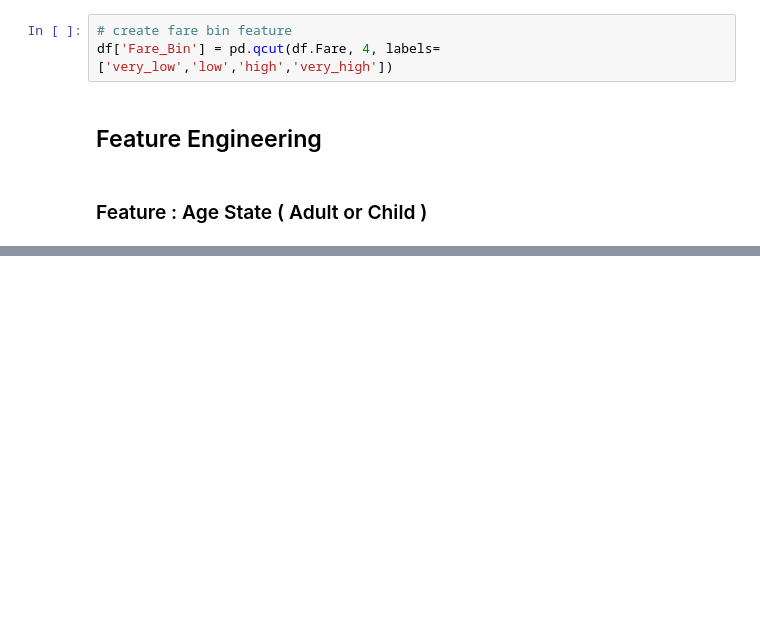
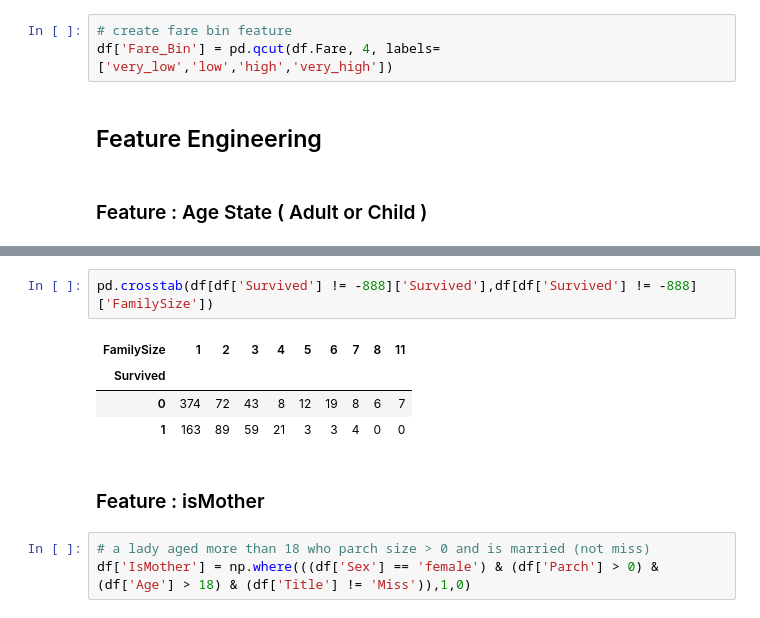
Before and after one commit to meetbharat/classical-titenic-problem, a Jupyter notebook: notebooks/Exploratory-Data-Analysis-(EDA).ipynb, the cells around one changed output, grey strips where cells are left out. Saved outputs shown, nothing was run; the diff lists cells and outputs as text; blank space fills up the shorter version.

```diff
--- a/notebooks/Exploratory-Data-Analysis-(EDA).ipynb
+++ b/notebooks/Exploratory-Data-Analysis-(EDA).ipynb
@@ -930,0 +974,12 @@ df['Fare_Bin'] = pd.qcut(df.Fare, 4, labels=['very_low','low','high','very_high'
+# %%
+pd.crosstab(df[df['Survived'] != -888]['Survived'],df[df['Survived'] != -888]['FamilySize'])
+# %% [output]
+| FamilySize | 1 | 2 | 3 | 4 | 5 | 6 | 7 | 8 | 11 |
+| Survived |  |  |  |  |  |  |  |  |  |
+| 0 | 374 | 72 | 43 | 8 | 12 | 19 | 8 | 6 | 7 |
+| 1 | 163 | 89 | 59 | 21 | 3 | 3 | 4 | 0 | 0 |
+# %% [markdown]
+### Feature : isMother
+# %%
+# a lady aged more than 18 who parch size > 0 and is married (not miss)
+df['IsMother'] = np.where(((df['Sex'] == 'female') & (df['Parch'] > 0) & (df['Age'] > 18) & (df['Title'] != 'Miss')),1,0)
```
Also changed, not shown: parts of 32 cells of this notebook, 1 other file.
